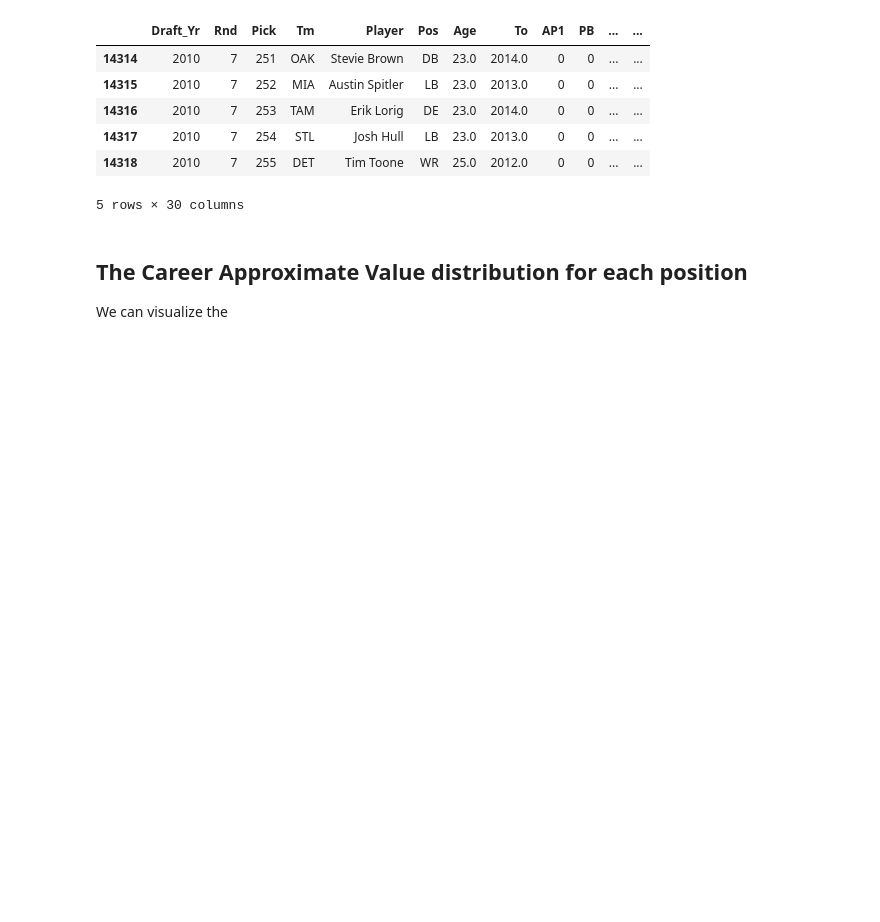
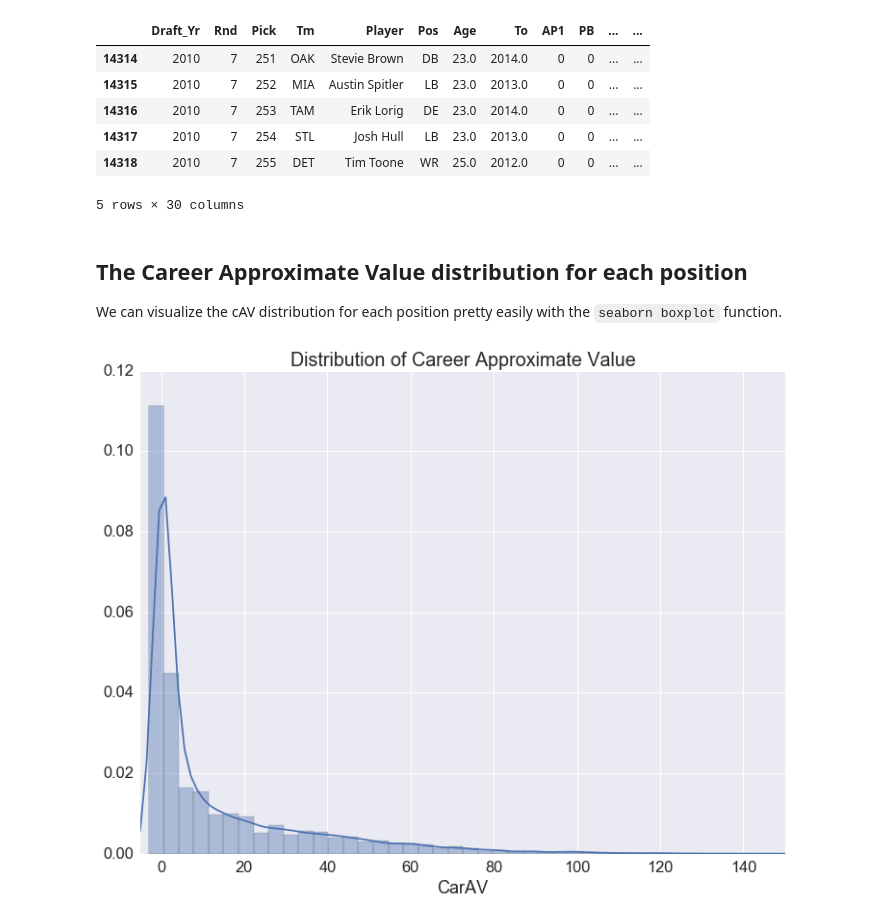
Before and after one commit to savvastj/nfl_draft, a Jupyter notebook: Exploring the NFL Draft with Python.ipynb, the cells around one changed output. Saved outputs shown, nothing was run; the diff lists cells and outputs as text; code cells hidden in the pictures; blank space fills up the shorter version.

```diff
--- a/Exploring the NFL Draft with Python.ipynb
+++ b/Exploring the NFL Draft with Python.ipynb
@@ -449,7 +452,7 @@ draft_df_2010.tail() # we see that the last draft is 2010
 # %% [markdown]
 ## The Career Approximate Value distribution for each position
 
-We can visualize the
+We can visualize the cAV distribution for each position pretty easily with the `seaborn boxplot` function.
 # %%
 # set some plotting styles
 from matplotlib import rcParams
@@ -459,2 +463,9 @@ rcParams.update({"figure.figsize": (15,12)})
+# %%
+sns.distplot(draft_df_2010.CarAV)
+plt.title("Distribution of Career Approximate Value")
+plt.xlim(-5,150)
+plt.show()
+# %% [output]
+[figure, added]
 # %%
 sns.boxplot(x="Pos", y="CarAV", data=draft_df_2010)
```
Also changed, not shown: parts of 27 cells of this notebook, 1 other file.
